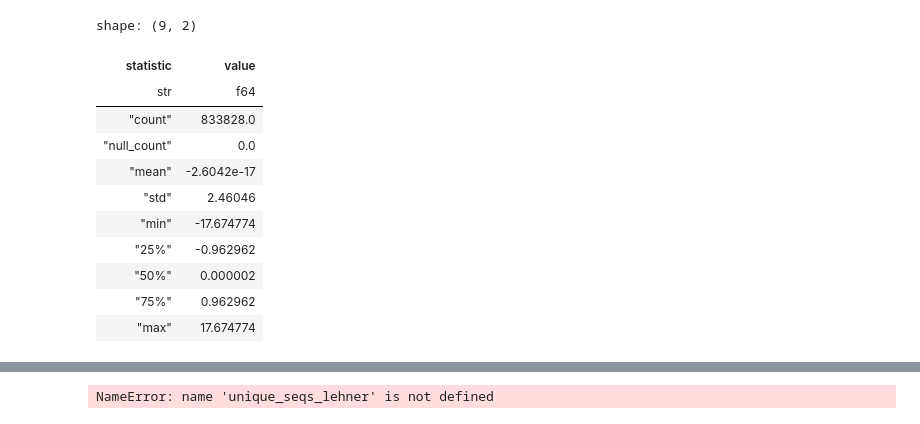
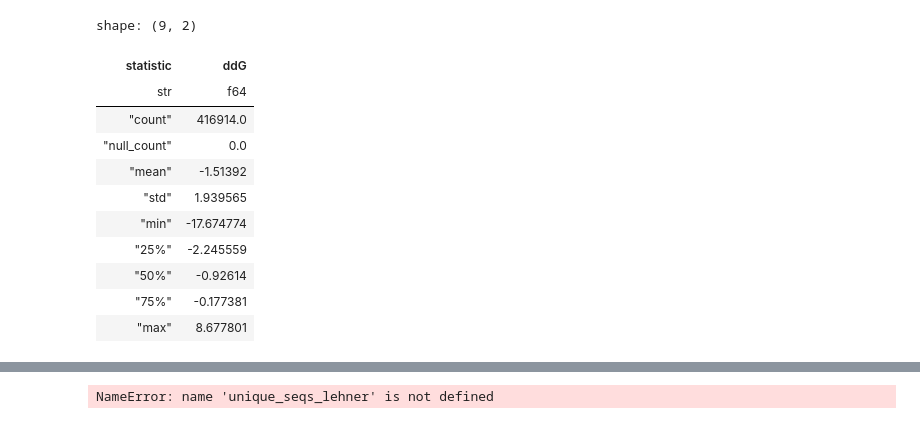
Before and after one commit to vlccek/Master_thesis-Prediction_protein_stability, a Jupyter notebook: protbert/megascale_dataset_normalization.ipynb, the cells around one changed output, grey strips where cells are left out. Saved outputs shown, nothing was run; the diff lists cells and outputs as text; code cells hidden in the pictures.

```diff
--- a/protbert/megascale_dataset_normalization.ipynb
+++ b/protbert/megascale_dataset_normalization.ipynb
@@ -23,16 +23,16 @@ shape: (833_828, 7)
 # %%
-df["ddG"].describe()
+df.select(pl.col("ddG")).describe()
 # %% [output]
 shape: (9, 2)
-| statistic | value |
+| statistic | ddG |
 | str | f64 |
-| "count" | 833828.0 |
+| "count" | 416914.0 |
 | "null_count" | 0.0 |
-| "mean" | -2.6042e-17 |
-| "std" | 2.46046 |
+| "mean" | -1.51392 |
+| "std" | 1.939565 |
 | "min" | -17.674774 |
-| "25%" | -0.962962 |
-| "50%" | 0.000002 |
-| "75%" | 0.962962 |
-| "max" | 17.674774 |
+| "25%" | -2.245559 |
+| "50%" | -0.92614 |
+| "75%" | -0.177381 |
+| "max" | 8.677801 |
 # %%
```
Also changed, not shown: parts of 4 cells of this notebook, 4 other files.
